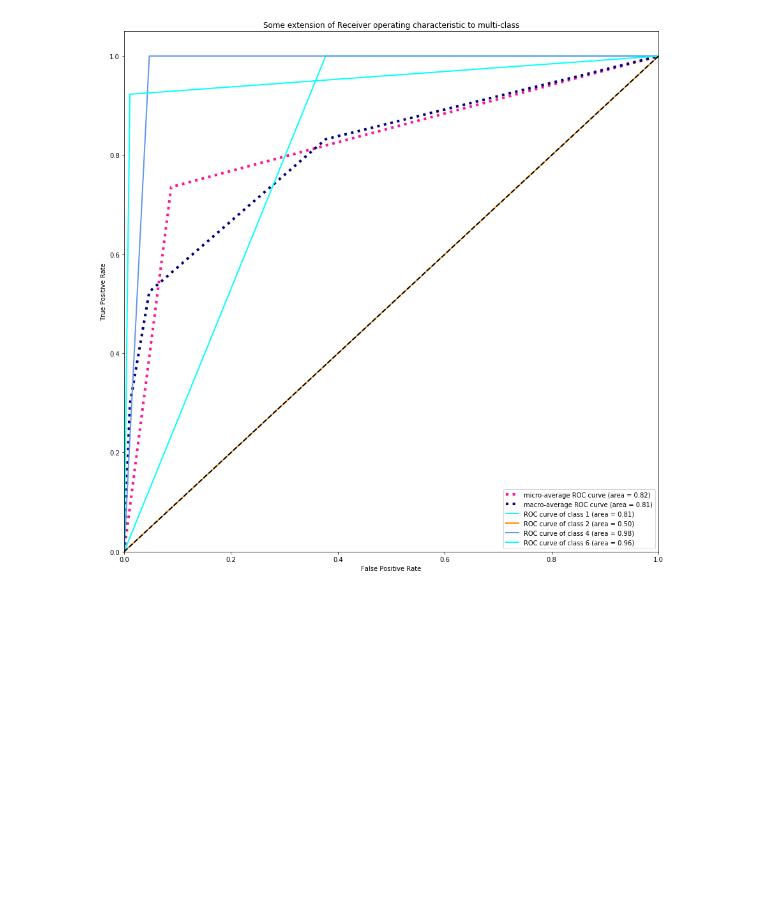
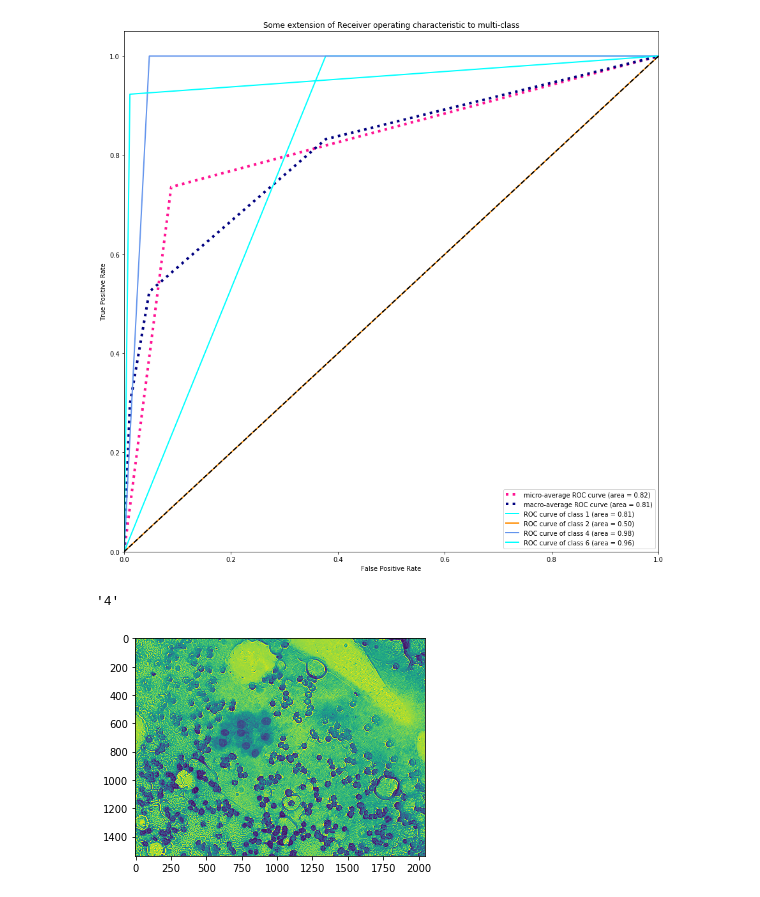
Before and after one commit to GVVan/cancer_classification, a Jupyter notebook: main_classifier.ipynb, the cells around one changed output. Saved outputs shown, nothing was run; the diff lists cells and outputs as text; code cells hidden in the pictures; blank space fills up the shorter version.

```diff
--- a/main_classifier.ipynb
+++ b/main_classifier.ipynb
@@ -165,3 +165,22 @@ plt.savefig('train_plots/alg_auc_roc.jpg')
 plt.show()
 # %% [output]
 [figure]
+# %%
+def predict_cancer_alg(filename):
+    img = cv2.imread(filename, cv2.IMREAD_GRAYSCALE)
+    width = 256
+    height = 256
+    dim = (width, height)
+    # resize image
+    resized = cv2.resize(img, dim, interpolation = cv2.INTER_AREA)
+    resized = resized/255
+    qc_clf = load('models/qc.joblib')
+    cc_clf = load('models/cc.joblib')
+    return predict_cancer(resized, qc_clf, cc_clf)
+# %%
+filename = 'data/test_data/4/train_4_8.jpg'
+plt.imshow(cv2.imread(filename, cv2.IMREAD_GRAYSCALE))
+predict_cancer_alg(filename)
+# %% [output]
+'4'
+[figure, added]
```
